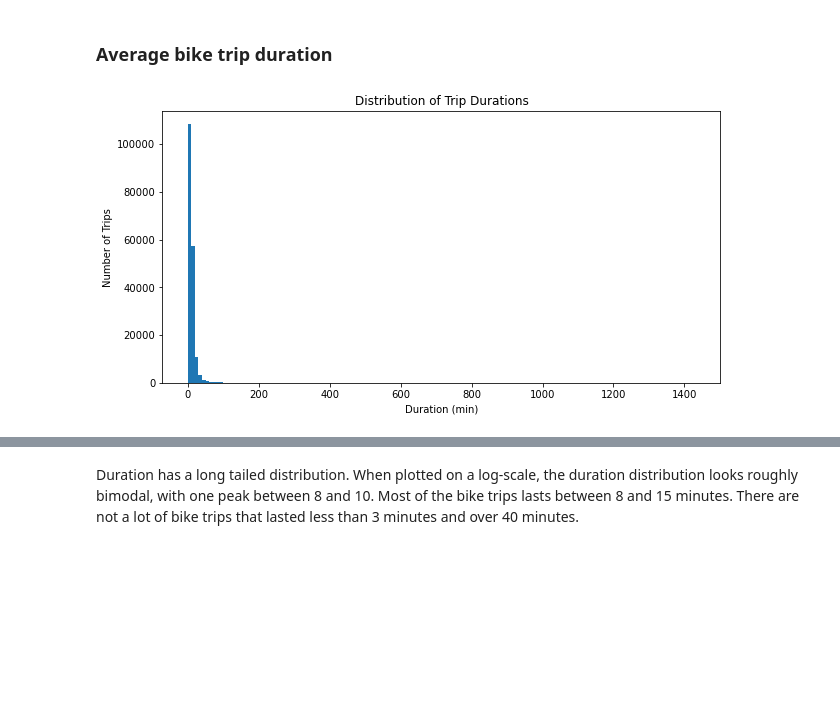
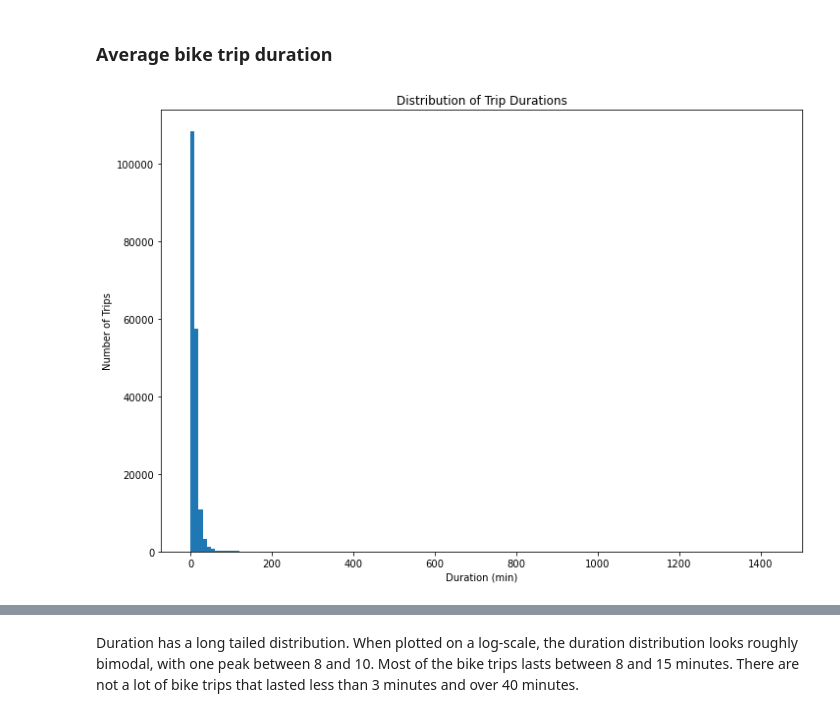
Before and after one commit to dainantonio/Bike-share-exploration, a Jupyter notebook: exploration_template-checkpoint.ipynb, the cells around one changed output, grey strips where cells are left out. Saved outputs shown, nothing was run; the diff lists cells and outputs as text; code cells hidden in the pictures; blank space fills up the shorter version.

```diff
--- a/exploration_template-checkpoint.ipynb
+++ b/exploration_template-checkpoint.ipynb
@@ -194,16 +194,16 @@ I'll start by looking at the duration_minutes as the main variable of interest.
 # %%
 # histogram plot displaying bike trips in minutes
 binsize = 10
 bins = np.arange(0, df['duration_minutes'].max()+binsize, binsize)
 
-plt.figure(figsize =[10,5])
+plt.figure(figsize=[11.69, 8.27])
 plt.hist(data = df, x = 'duration_minutes', bins = bins)
 plt.title('Distribution of Trip Durations')
 plt.xlabel('Duration (min)')
 plt.ylabel('Number of Trips')
 plt.show()
 # %% [output]
-[figure, old version]
+[figure, new version]
 # %%
 # logarthmic scale transformation on a histogram
 # there's a long tail in the distribution, so let's put it on a log scale instead
```
Also changed, not shown: parts of 5 cells of this notebook.
